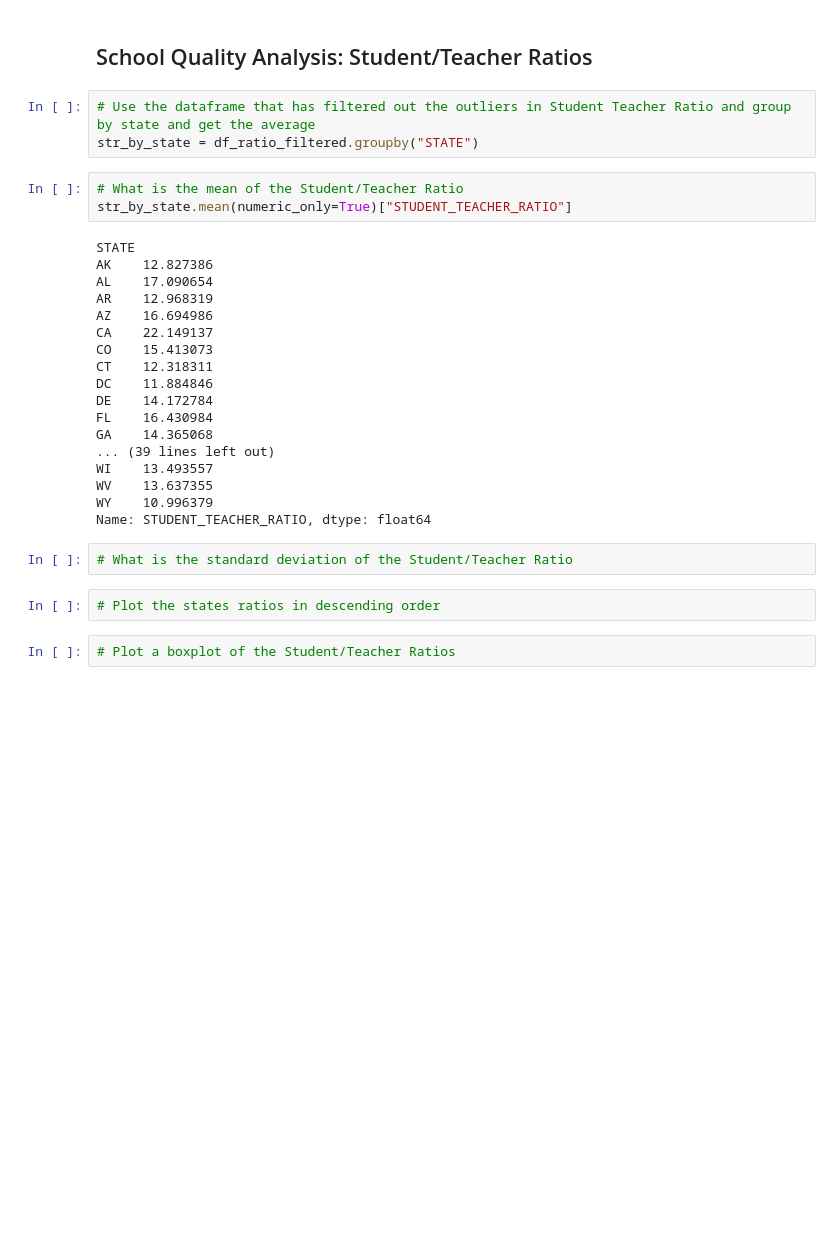
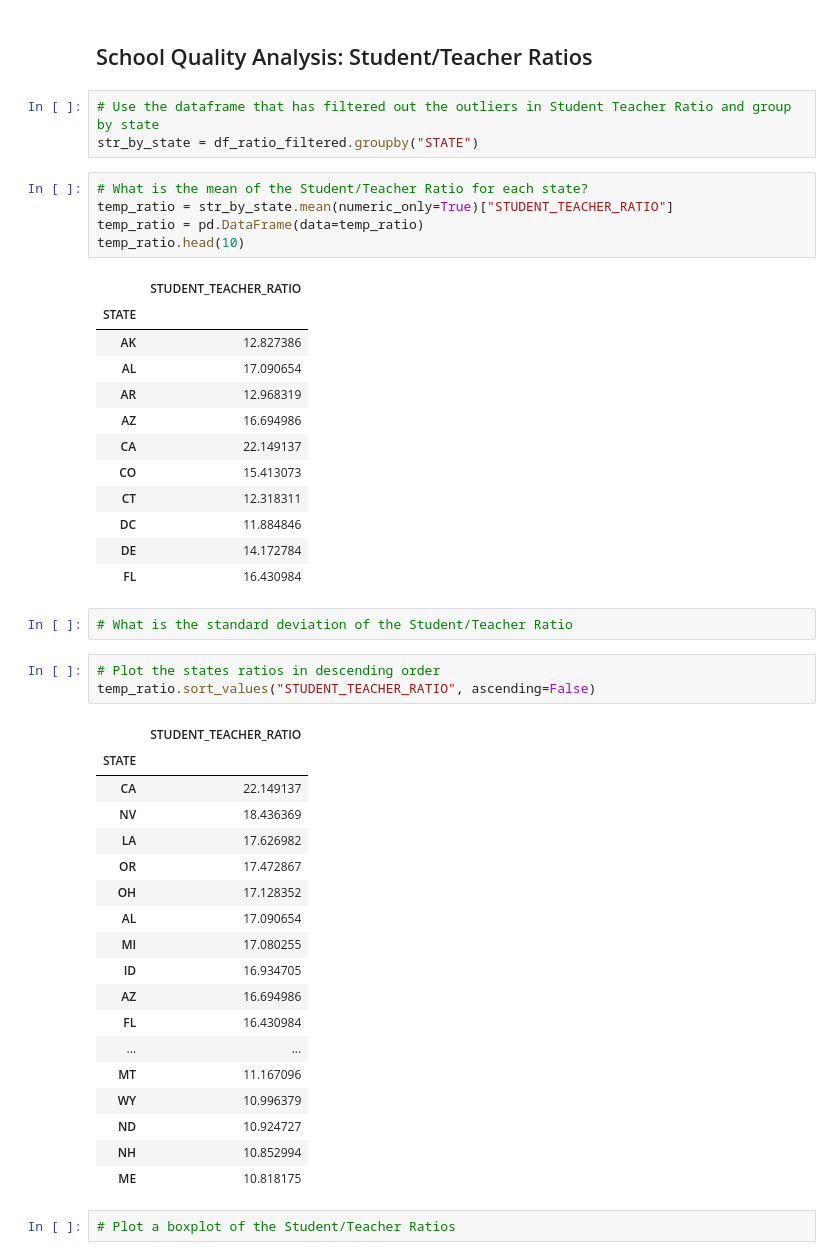
Before and after one commit to cold-quix/school-analysis, a Jupyter notebook: public_school_analysis.ipynb, the cells around one changed output. Cells and saved outputs as stored; diff of their text form; blank space fills up the shorter version.

```diff
--- a/public_school_analysis.ipynb
+++ b/public_school_analysis.ipynb
@@ -332,33 +332,50 @@ plt.show()
 # %% [markdown]
 ## School Quality Analysis: Student/Teacher Ratios
 # %%
-# Use the dataframe that has filtered out the outliers in Student Teacher Ratio and group by state and get the average
+# Use the dataframe that has filtered out the outliers in Student Teacher Ratio and group by state
 str_by_state = df_ratio_filtered.groupby("STATE")
 # %%
-# What is the mean of the Student/Teacher Ratio
-str_by_state.mean(numeric_only=True)["STUDENT_TEACHER_RATIO"]
+# What is the mean of the Student/Teacher Ratio for each state?
+temp_ratio = str_by_state.mean(numeric_only=True)["STUDENT_TEACHER_RATIO"]
+temp_ratio = pd.DataFrame(data=temp_ratio)
+temp_ratio.head(10)
 # %% [output]
-STATE
-AK    12.827386
-AL    17.090654
-AR    12.968319
-AZ    16.694986
-CA    22.149137
-CO    15.413073
-CT    12.318311
-DC    11.884846
-DE    14.172784
-FL    16.430984
-GA    14.365068
-... (39 lines left out)
-WI    13.493557
-WV    13.637355
-WY    10.996379
-Name: STUDENT_TEACHER_RATIO, dtype: float64
+|  | STUDENT_TEACHER_RATIO |
+| STATE |  |
+| AK | 12.827386 |
+| AL | 17.090654 |
+| AR | 12.968319 |
+| AZ | 16.694986 |
+| CA | 22.149137 |
+| CO | 15.413073 |
+| CT | 12.318311 |
+| DC | 11.884846 |
+| DE | 14.172784 |
+| FL | 16.430984 |
 # %%
 # What is the standard deviation of the Student/Teacher Ratio
 # %%
 # Plot the states ratios in descending order
+temp_ratio.sort_values("STUDENT_TEACHER_RATIO", ascending=False)
+# %% [output]
+|  | STUDENT_TEACHER_RATIO |
+| STATE |  |
+| CA | 22.149137 |
+| NV | 18.436369 |
+| LA | 17.626982 |
+| OR | 17.472867 |
+| OH | 17.128352 |
+| AL | 17.090654 |
+| MI | 17.080255 |
+| ID | 16.934705 |
+| AZ | 16.694986 |
+| FL | 16.430984 |
+| ... | ... |
+| MT | 11.167096 |
+| WY | 10.996379 |
+| ND | 10.924727 |
+| NH | 10.852994 |
+| ME | 10.818175 |
 # %%
 # Plot a boxplot of the Student/Teacher Ratios
 # %%
```
Also changed, not shown: parts of 3 cells of this notebook.
